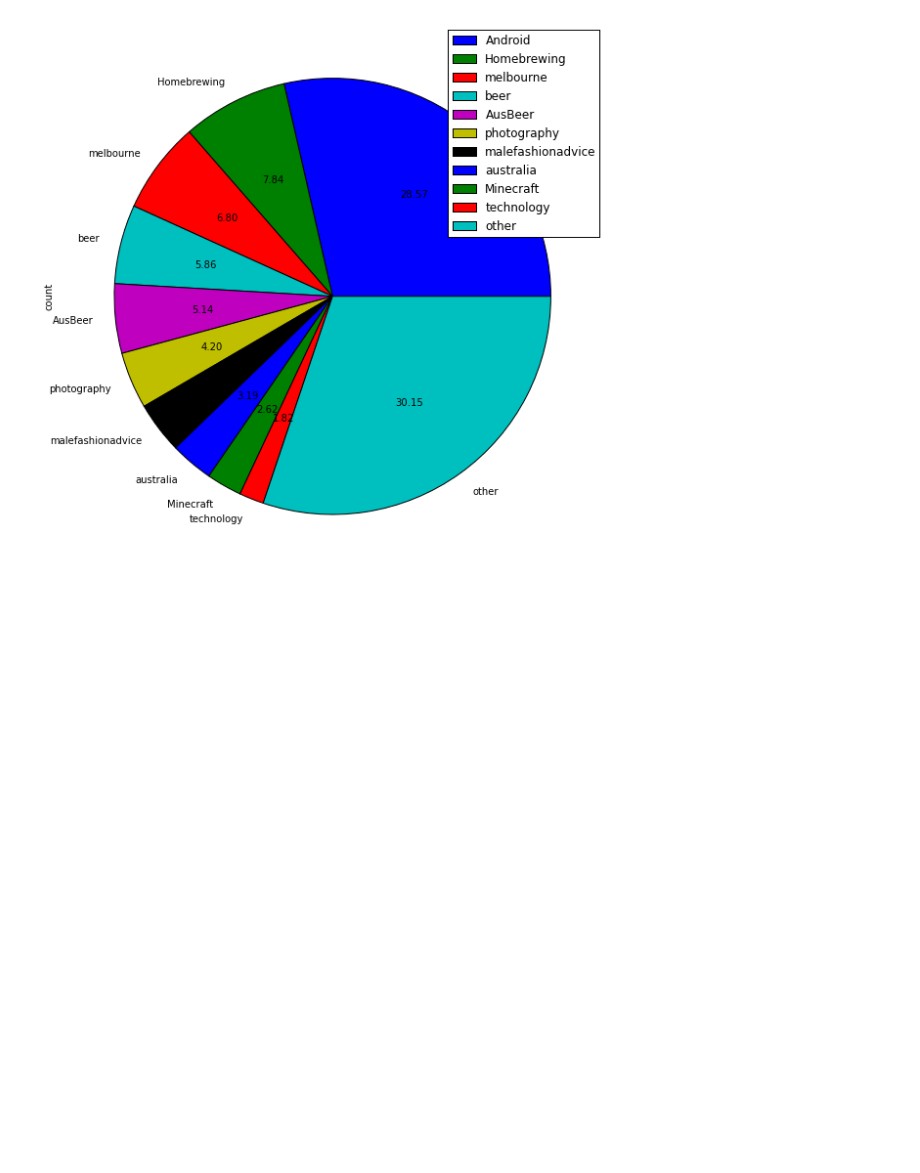
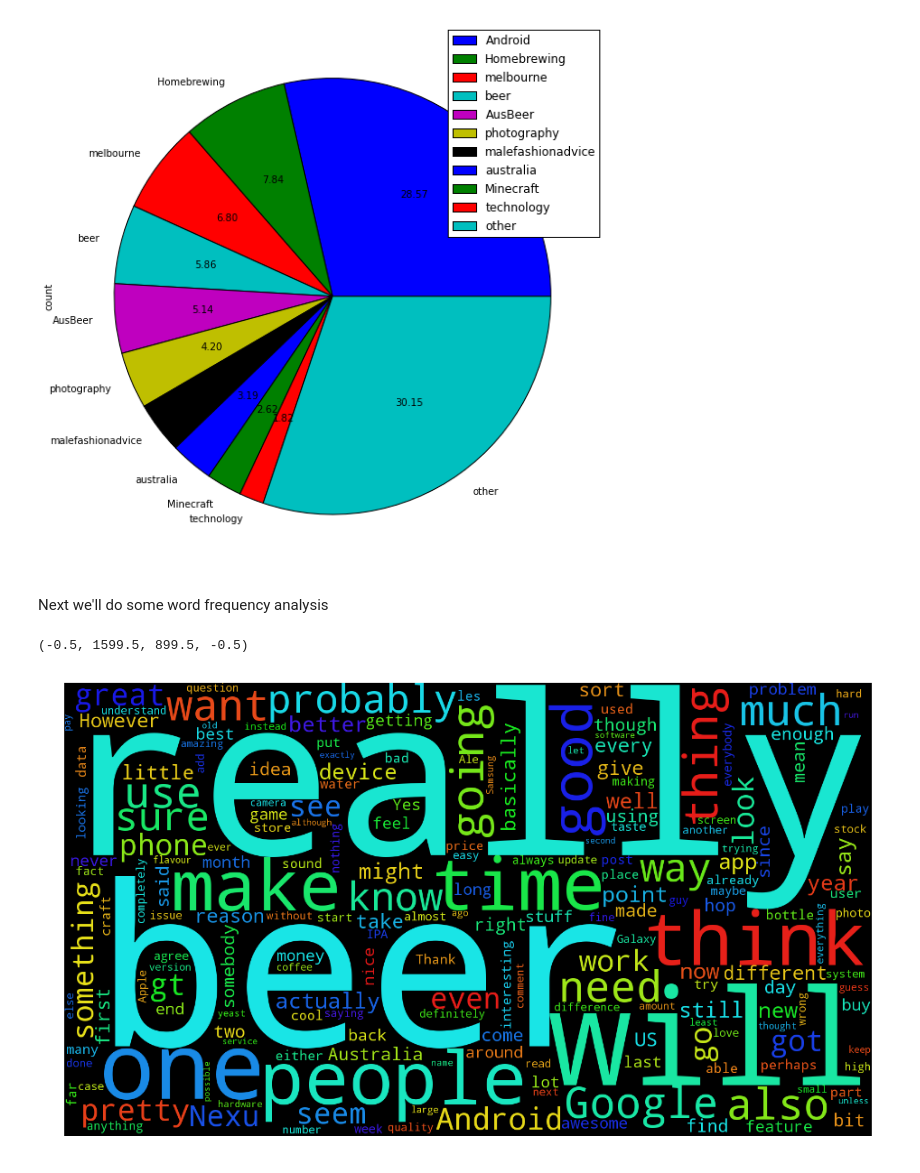
Before and after one commit to Niksko/redditCommentData, a Jupyter notebook: CommentAnalysis.ipynb, the cells around one changed output. Cells and saved outputs as stored; diff of their text form; code cells hidden in the pictures; blank space fills up the shorter version.

Commit message:
Add wordcloud analysis of comment text

```diff
--- a/CommentAnalysis.ipynb
+++ b/CommentAnalysis.ipynb
@@ -91,3 +91,5 @@ pie_frame.plot(y='count', kind='pie', figsize=[10, 10], autopct='%.2f')
 # %% [output]
 <matplotlib.axes._subplots.AxesSubplot at 0x...>
 [figure]
+# %% [markdown]
+Next we'll do some word frequency analysis
@@ -93,0 +99,12 @@ pie_frame.plot(y='count', kind='pie', figsize=[10, 10], autopct='%.2f')
+# %%
+# Join all of the comments by spaces. Then split them. Then Count them
+text = " ".join(comment_frame['body'])
+# Generate the wordcloud
+wordcloud = WordCloud(width=1600, height=900).generate(text)
+# Show the image
+plt.figure(figsize=(16,9))
+plt.imshow(wordcloud)
+plt.axis("off")
+# %% [output]
+(-0.5, 1599.5, 899.5, -0.5)
+[figure, added]
```
Also changed, not shown: parts of 1 cell of this notebook.
